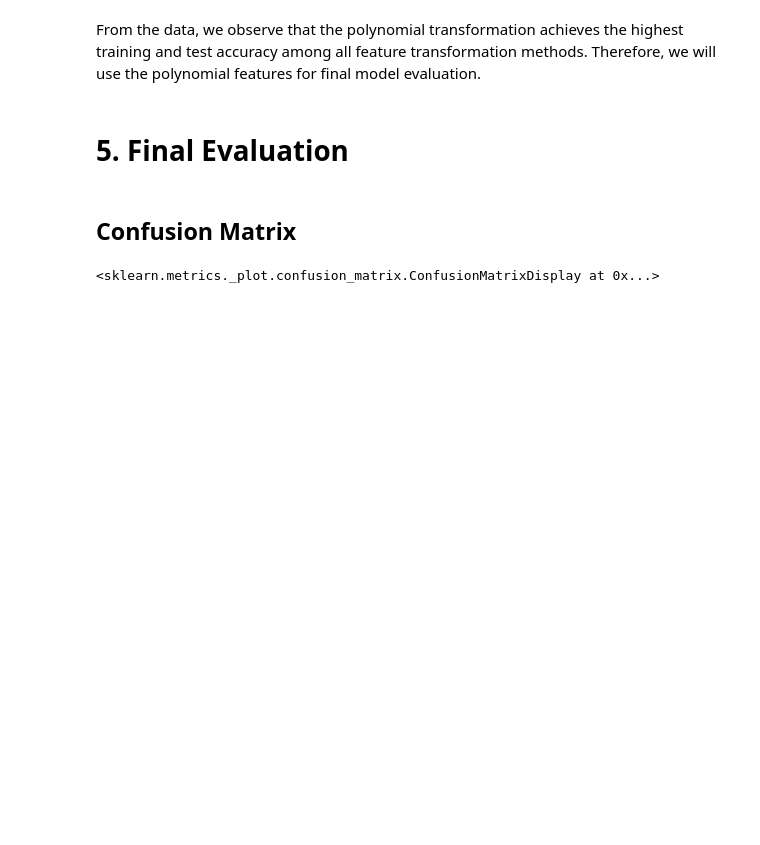
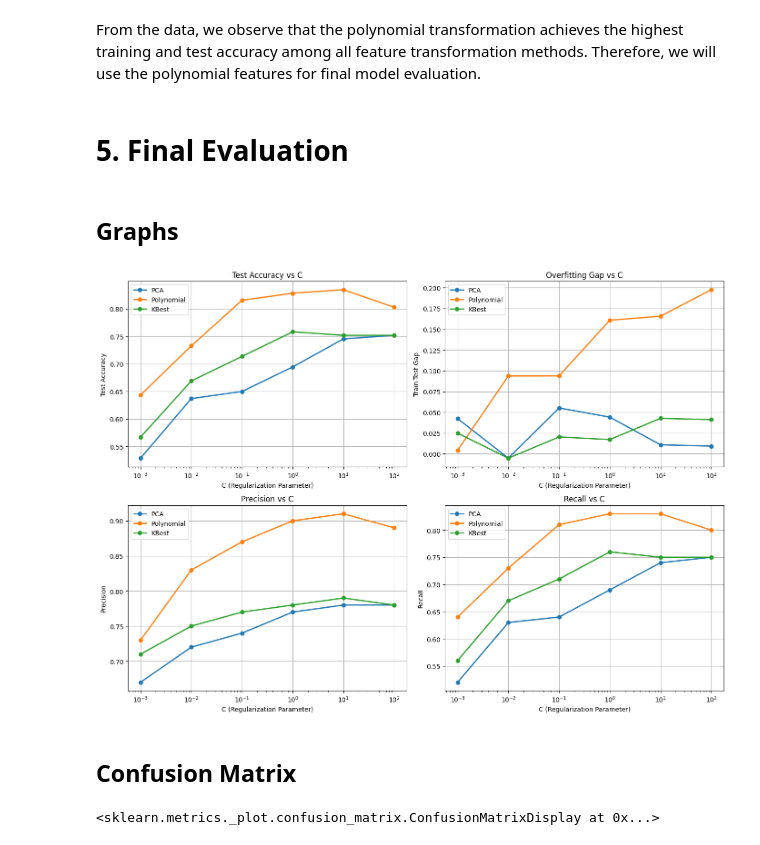
Before and after one commit to epochsummer/Prediction-of-players-position-usingML, a Jupyter notebook: Logistic_Regression.ipynb, the cells around one changed output. Drawn from its saved outputs; the diff is of its cells as text; code cells hidden in the pictures; blank space fills up the shorter version.

```diff
--- a/Logistic_Regression.ipynb
+++ b/Logistic_Regression.ipynb
@@ -464,6 +502,59 @@ C=100: Test: 0.8089
 From the data, we observe that the polynomial transformation achieves the highest training and test accuracy among all feature transformation methods. Therefore, we will use the polynomial features for final model evaluation.
 # %% [markdown]
 # 5. Final Evaluation
+# %% [markdown]
+## Graphs
+# %%
+
+results_data = [
+    # Format: [Transformation, C, Train_Accuracy, Test_Accuracy, Precision, Recall, F1, Gap]
+    ['PCA', 0.001, 0.5710, 0.5287, 0.67, 0.52, 0.58, 0.0423],
+    ['PCA', 0.01, 0.6316, 0.6369, 0.72, 0.63, 0.67, -0.0053],
+    ['PCA', 0.1, 0.7049, 0.6497, 0.74, 0.64, 0.69, 0.0552],
+    ['PCA', 1.0, 0.7384, 0.6943, 0.77, 0.69, 0.73, 0.0441],
+    ['PCA', 10.0, 0.7560, 0.7452, 0.78, 0.74, 0.76, 0.0108],
+    ['PCA', 100.0, 0.7608, 0.7516, 0.78, 0.75, 0.76, 0.0092],
+
+    ['Polynomial', 0.001, 0.6475, 0.6433, 0.73, 0.64, 0.68, 0.0042],
+    ['Polynomial', 0.01, 0.8262, 0.7325, 0.83, 0.73, 0.77, 0.0937],
+    ['Polynomial', 0.1, 0.9091, 0.8153, 0.87, 0.81, 0.83, 0.0938],
+    ['Polynomial', 1.0, 0.9888, 0.8280, 0.90, 0.83, 0.86, 0.1608],
+    ['Polynomial', 10.0, 1.0000, 0.8344, 0.91, 0.83, 0.87, 0.1656],
+    ['Polynomial', 100.0, 1.0000, 0.8025, 0.89, 0.80, 0.84, 0.1975],
+
+    ['KBest', 0.001, 0.5917, 0.5669, 0.71, 0.56, 0.63, 0.0248],
+    ['KBest', 0.01, 0.6635, 0.6688, 0.75, 0.67, 0.70, -0.0053],
+    ['KBest', 0.1, 0.7337, 0.7134, 0.77, 0.71, 0.74, 0.0203],
+    ['KBest', 1.0, 0.7751, 0.7580, 0.78, 0.76, 0.77, 0.0171],
+    ['KBest', 10.0, 0.7943, 0.7516, 0.79, 0.75, 0.77, 0.0427],
+    ['KBest', 100.0, 0.7927, 0.7516, 0.78, 0.75, 0.76, 0.0411],
+]
+
+columns = ['Transformation', 'C', 'Train_Accuracy', 'Test_Accuracy', 'Precision', 'Recall', 'F1', 'Gap']
+results_df = pd.DataFrame(results_data, columns=columns)
+
+# Plotting
+fig, axs = plt.subplots(2, 2, figsize=(14, 10))
+metrics = ['Test_Accuracy', 'Gap', 'Precision', 'Recall']
+titles = ['Test Accuracy vs C', 'Overfitting Gap vs C', 'Precision vs C', 'Recall vs C']
+ylabels = ['Test Accuracy', 'Train-Test Gap', 'Precision', 'Recall']
+
+for idx, metric in enumerate(metrics):
+    ax = axs[idx // 2, idx % 2]
+    for t in results_df['Transformation'].unique():
+        data = results_df[results_df['Transformation'] == t].sort_values('C')
+        ax.plot(data['C'], data[metric], marker='o', label=t, linewidth=2)
+    ax.set_xscale('log')
+    ax.set_title(titles[idx])
+    ax.set_xlabel('C (Regularization Parameter)')
+    ax.set_ylabel(ylabels[idx])
+    ax.legend()
+    ax.grid(True)
+
+plt.tight_layout()
+plt.show()
+# %% [output]
+[figure, added]
 # %% [markdown]
 ## Confusion Matrix
 # %%
```
Also changed, not shown: parts of 10 cells of this notebook, 1 other file.
